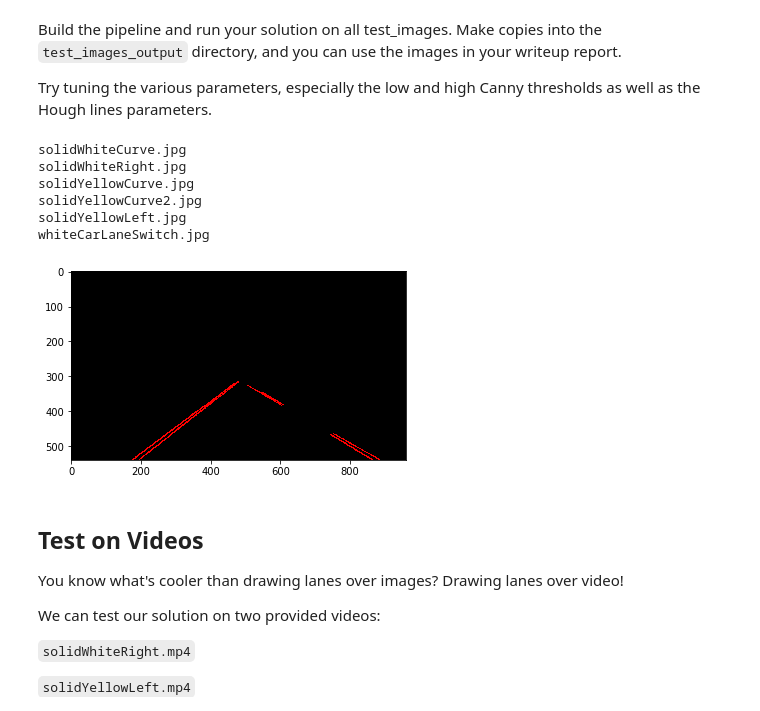
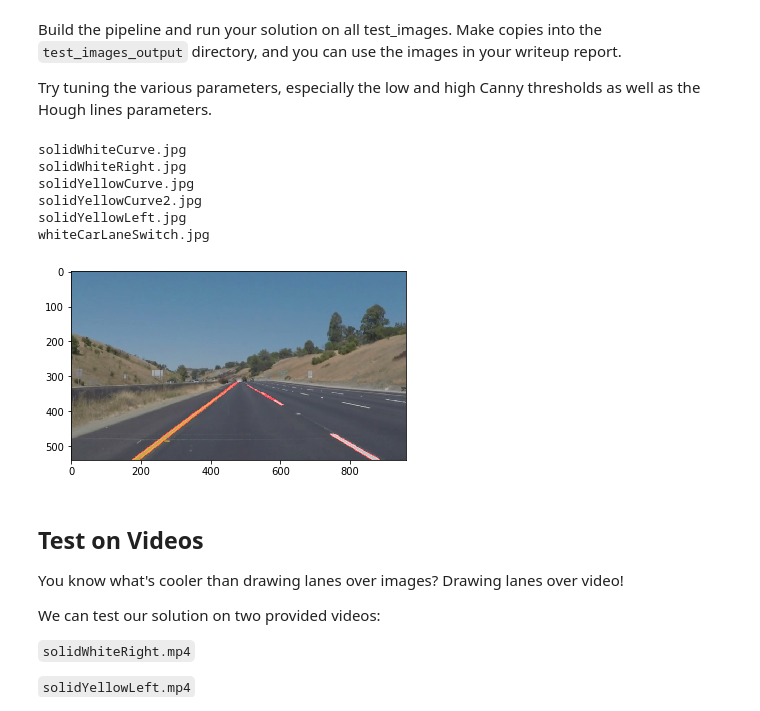
Before and after one commit to xingliuUT/CarND-LaneLines-P1, a Jupyter notebook: P1.ipynb, the cells around one changed output. Cells and saved outputs as stored; diff of their text form; code cells hidden in the pictures.

Commit message:
minor fix: plot final image

```diff
--- a/P1.ipynb
+++ b/P1.ipynb
@@ -224,36 +224,35 @@ for test_file in os.listdir(test_dir):
     high_threshold = 120
     wcanny = canny(gauss, low_threshold, high_threshold)
     cv2.imwrite(output_dir + "wcanny_" + test_file, wcanny)
 
     #apply polygon to mask
     vertices = np.array([[(0,imshape[0]),\
                           (imshape[1]/2 , imshape[0]/2 + 45), \
                           (imshape[1]/2 , imshape[0]/2 + 45), \
                           (imshape[1],imshape[0])]], \
                         dtype=np.int32)
     masked = region_of_interest(wcanny, vertices)
     cv2.imwrite(output_dir + "masked_" + test_file, masked)
 
     #hough transform
     rho = 1; theta = np.pi / 180; threshold = 20; min_line_len = 20; max_line_gap = 20
     hough = hough_lines(masked, rho, theta, threshold, min_line_len, max_line_gap)
-    plt.imshow(hough)
     #use cv2.cvtColor() to output correct color with openCV
     cv2.imwrite(output_dir + "hough_" + test_file, cv2.cvtColor(hough, cv2.COLOR_RGB2BGR))
 
     #add line to original graph
     alpha = 0.8; beta = 1.
     result = weighted_img(hough, image, alpha, beta)
-    #plt.imshow(result)
+    plt.imshow(result)
     cv2.imwrite(output_dir + "result_" + test_file, cv2.cvtColor(result, cv2.COLOR_RGB2BGR))
 # %% [output]
 solidWhiteCurve.jpg
 solidWhiteRight.jpg
 solidYellowCurve.jpg
 solidYellowCurve2.jpg
 solidYellowLeft.jpg
 whiteCarLaneSwitch.jpg
-[figure, old version]
+[figure, new version]
 # %% [markdown]
 ## Test on Videos
 
```
